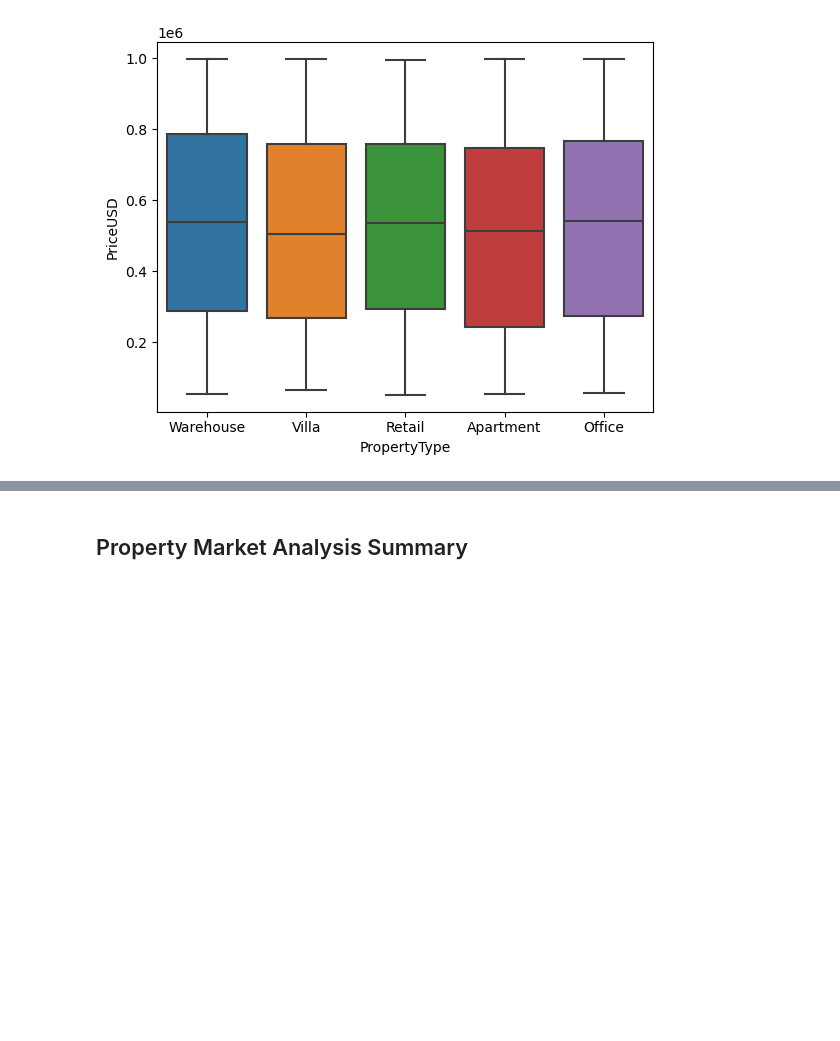
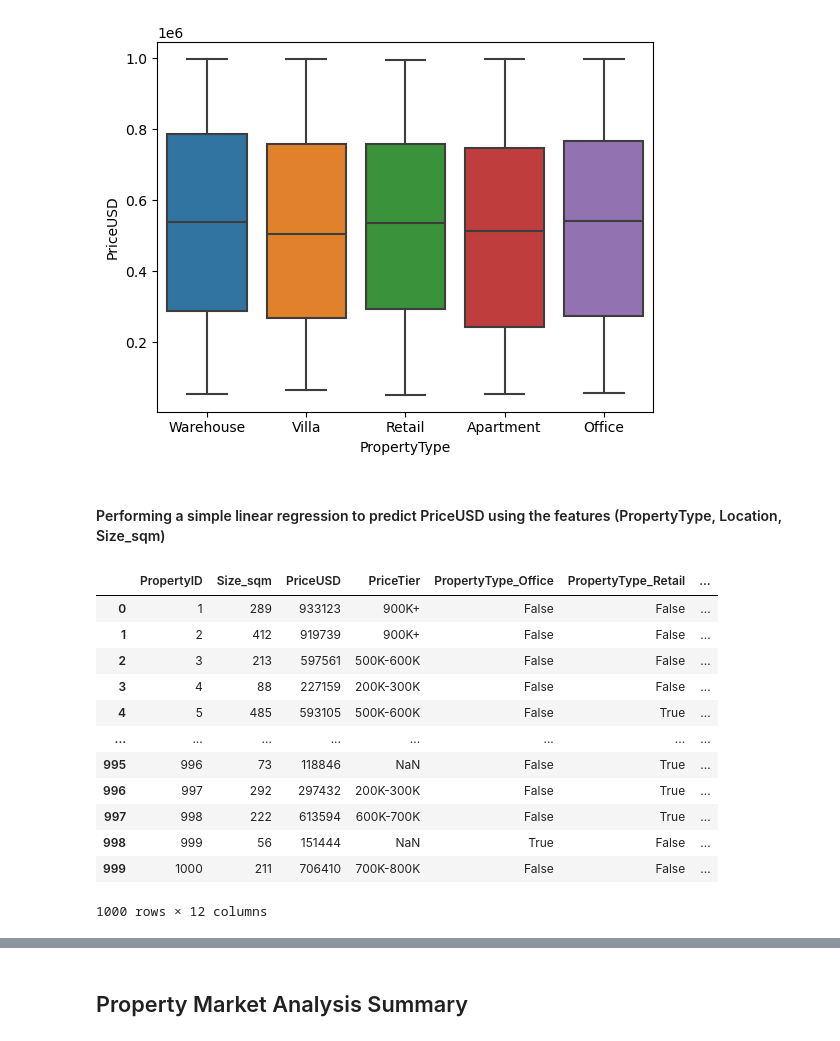
Before and after one commit to Abdalrahmanhassan237/Real-Estate-Agency-Project, a Jupyter notebook: Data/data_exploration.ipynb, the cells around one changed output, grey strips where cells are left out. Drawn from its saved outputs; the diff is of its cells as text; code cells hidden in the pictures; blank space fills up the shorter version.

```diff
--- a/Data/data_exploration.ipynb
+++ b/Data/data_exploration.ipynb
@@ -170,3 +184,23 @@ sns.boxplot(data=properties, x='PropertyType', y='PriceUSD')
 # %% [output]
 <Axes: xlabel='PropertyType', ylabel='PriceUSD'>
 [figure]
+# %% [markdown]
+#### Performing a simple linear regression to predict PriceUSD using the features (PropertyType, Location, Size_sqm)
+# %%
+# One-hot encode categorical features
+df_dummied = pd.get_dummies(properties, columns=['PropertyType', 'Location'], drop_first=True)
+df_dummied
+# %% [output]
+|  | PropertyID | Size_sqm | PriceUSD | PriceTier | PropertyType_Office | PropertyType_Retail | ... |
+| 0 | 1 | 289 | 933123 | 900K+ | False | False | ... |
+| 1 | 2 | 412 | 919739 | 900K+ | False | False | ... |
+| 2 | 3 | 213 | 597561 | 500K-600K | False | False | ... |
+| 3 | 4 | 88 | 227159 | 200K-300K | False | False | ... |
+| 4 | 5 | 485 | 593105 | 500K-600K | False | True | ... |
+| ... | ... | ... | ... | ... | ... | ... | ... |
+| 995 | 996 | 73 | 118846 | NaN | False | True | ... |
+| 996 | 997 | 292 | 297432 | 200K-300K | False | True | ... |
+| 997 | 998 | 222 | 613594 | 600K-700K | False | True | ... |
+| 998 | 999 | 56 | 151444 | NaN | True | False | ... |
+| 999 | 1000 | 211 | 706410 | 700K-800K | False | False | ... |
+1000 rows × 12 columns
```
Also changed, not shown: parts of 8 cells of this notebook, 1 other file.
